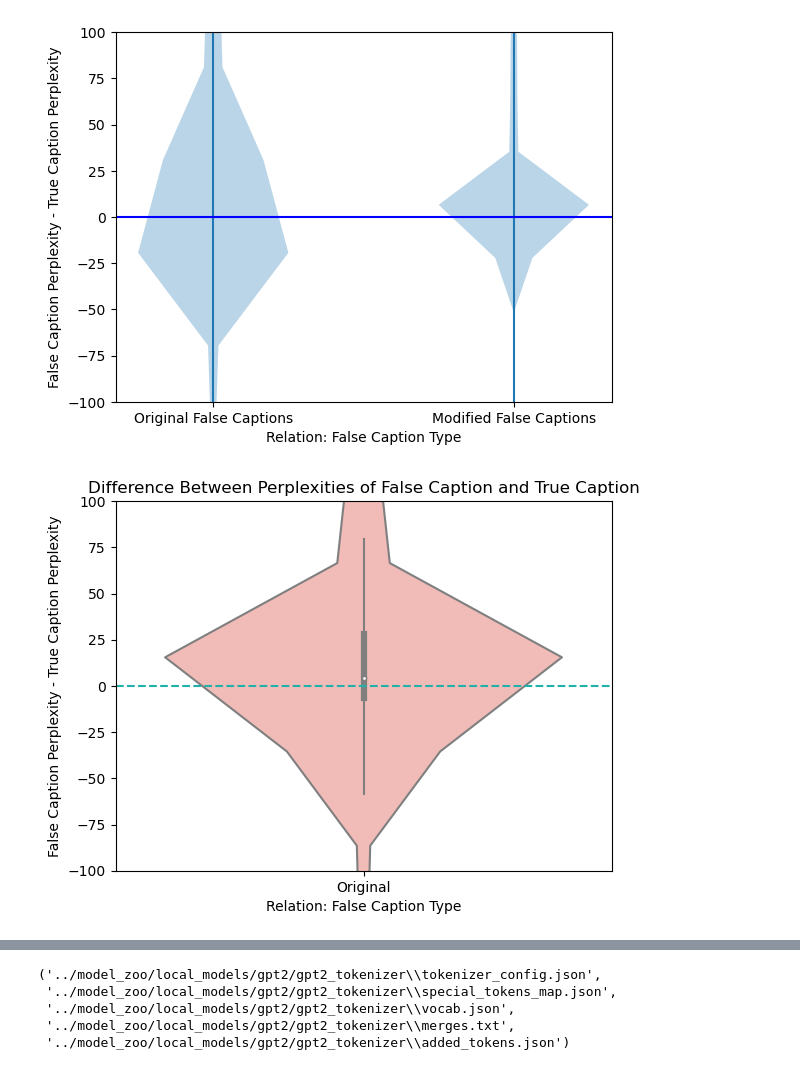
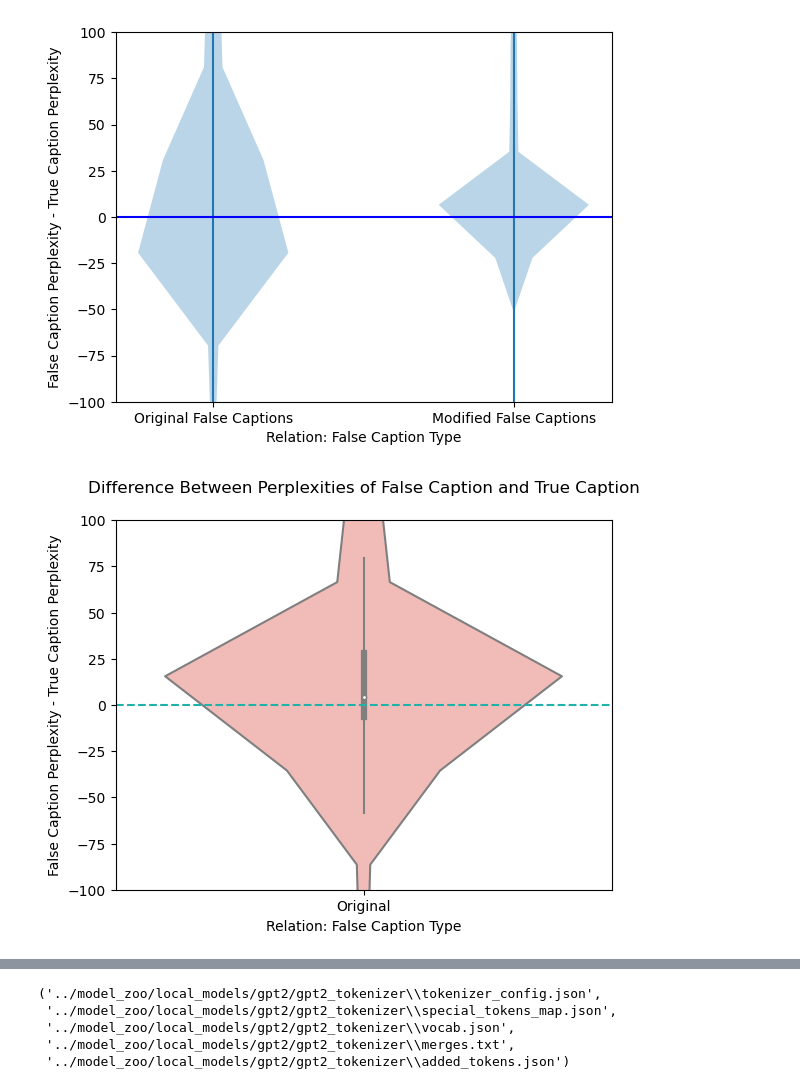
Before and after one commit to ewang-pu/CompVLMs, a Jupyter notebook: vision-language-models-are-bows/notebooks/bias.ipynb, the cells around one changed output, grey strips where cells are left out. Cells and saved outputs as stored; diff of their text form; code cells hidden in the pictures.

```diff
--- a/vision-language-models-are-bows/notebooks/bias.ipynb
+++ b/vision-language-models-are-bows/notebooks/bias.ipynb
@@ -111,18 +173,18 @@ plt.show()
 # %%
 data = pd.DataFrame({'Original': rel_gap_og})
 
 # Create side by side violin plots
 sns.violinplot(data=data, palette="Pastel1")
 
 # Display the plot
 plt.ylim(-100, 100)
 plt.axhline(0, color='lightseagreen', linestyle='--')
 plt.xlabel("Relation: False Caption Type")
 plt.ylabel("False Caption Perplexity - True Caption Perplexity")
-plt.title("Difference Between Perplexities of False Caption and True Caption")
+plt.title("Difference Between Perplexities of False Caption and True Caption", pad = 20)
 plt.show()
 # %% [output]
-[figure, old version]
+[figure, new version]
 # %%
 import seaborn as sns
 import matplotlib.pyplot as plt
```
Also changed, not shown: parts of 11 cells of this notebook, 17 other files.
